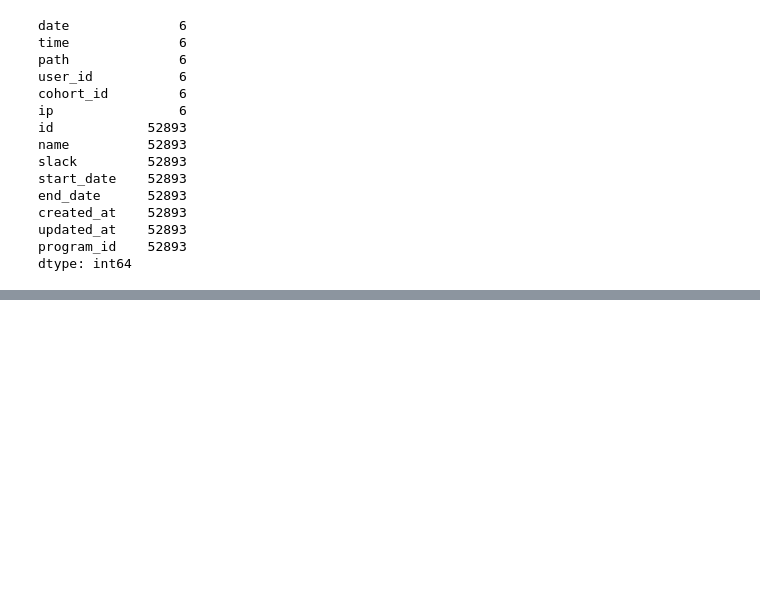
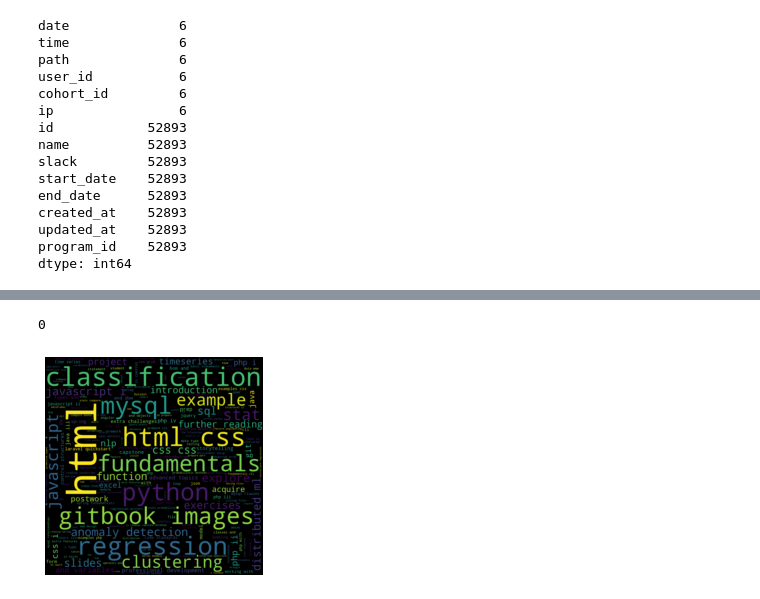
Before and after one commit to AACKV/anomaly_detection_project, a Jupyter notebook: Kyles_notebook.ipynb, the cells around one changed output, grey strips where cells are left out. Saved outputs shown, nothing was run; the diff lists cells and outputs as text; code cells hidden in the pictures; blank space fills up the shorter version.

```diff
--- a/Kyles_notebook.ipynb
+++ b/Kyles_notebook.ipynb
@@ -1653,0 +1650,34 @@ df.path.isna().sum()
+# %%
+df.path.isna().sum()
+# %% [output]
+0
+# %%
+from wordcloud import WordCloud, STOPWORDS, ImageColorGenerator
+
+
+def flatten(two_d_list):
+    return [word for sub in two_d_list for word in sub]
+
+
+word = [str(path).split('/') for path in df.path.unique()]
+word = flatten(word)
+word= [w.split('-') for w in word]
+word = flatten(word)
+word = [w.split('_') for w in word]
+word = flatten(word)
+word = [w.split('.') for w in word]
+word = flatten(word)
+
+text = " ".join(word)
+
+stopwords = ['content', 'favicon', 'intro', 'appendix', 'ico', 'overview', 'md', 'to']
+# Create and generate a word cloud image:
+
+wordcloud = WordCloud(width=1200, height=1200,stopwords=stopwords).generate(text)
+
+# Display the generated image:
+plt.imshow(wordcloud, interpolation='bilinear')
+plt.axis("off")
+plt.show()
+# %% [output]
+[figure, added]
```
Also changed, not shown: parts of 65 cells of this notebook, 1 other file.
